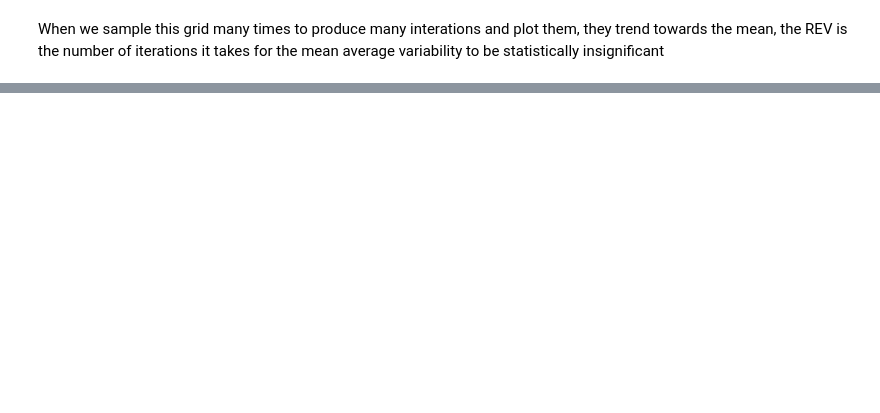
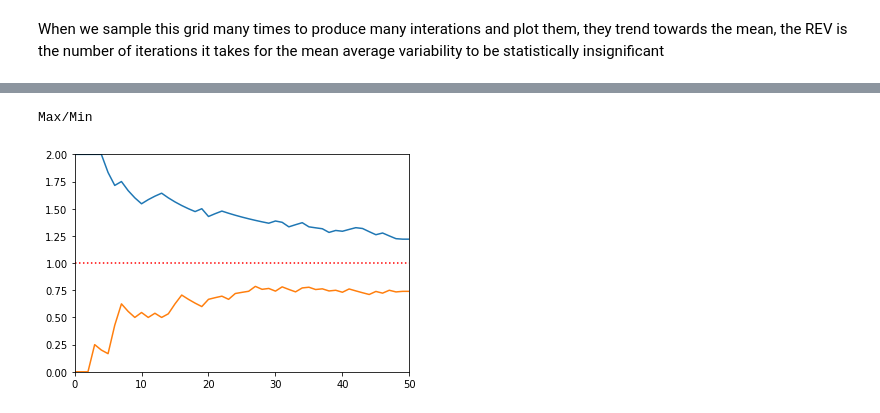
Before and after one commit to JamesEBall/REVSim, a Jupyter notebook: REV 2d array.ipynb, the cells around one changed output, grey strips where cells are left out. Drawn from its saved outputs; the diff is of its cells as text; code cells hidden in the pictures; blank space fills up the shorter version.

```diff
--- a/REV 2d array.ipynb
+++ b/REV 2d array.ipynb
@@ -84,6 +84,22 @@ def samplerev_spag(inputdata, nsamples, iterations):
 def plot(data,gridsize,nsamples,iterations):
     samplerev_test(zvals,500,50)
     plotgrid()
+
+def max(df):
+    df['Max'] = df.max(axis=1)
+
+def min(df):
+    df['Min'] = df.min(axis=1)
+
+def plot(inputdata, nsamples):
+    max(randomdata)
+    min(randomdata)
+    plt.plot(randomdata['Max'])
+    plt.plot(randomdata['Min'])
+    plt.axhline(mean, color='r', linestyle=':')#mean line
+    plt.figtext(1, 0, mean, wrap=True, horizontalalignment='right', fontsize=12)#mean text
+    plt.xlim([0,nsamples])
+    plt.ylim([0,numvals-1])
 # %%
 gengrid()
 print("We can produce a random grid size " ,xgrd, "x ", ygrd, ":")
@@ -108,0 +124,6 @@ Grid Values
+# %%
+print('Max/Min')
+plot(randomdata, number)
+# %% [output]
+Max/Min
+[figure, added]
```
Also changed, not shown: parts of 2 cells of this notebook.
